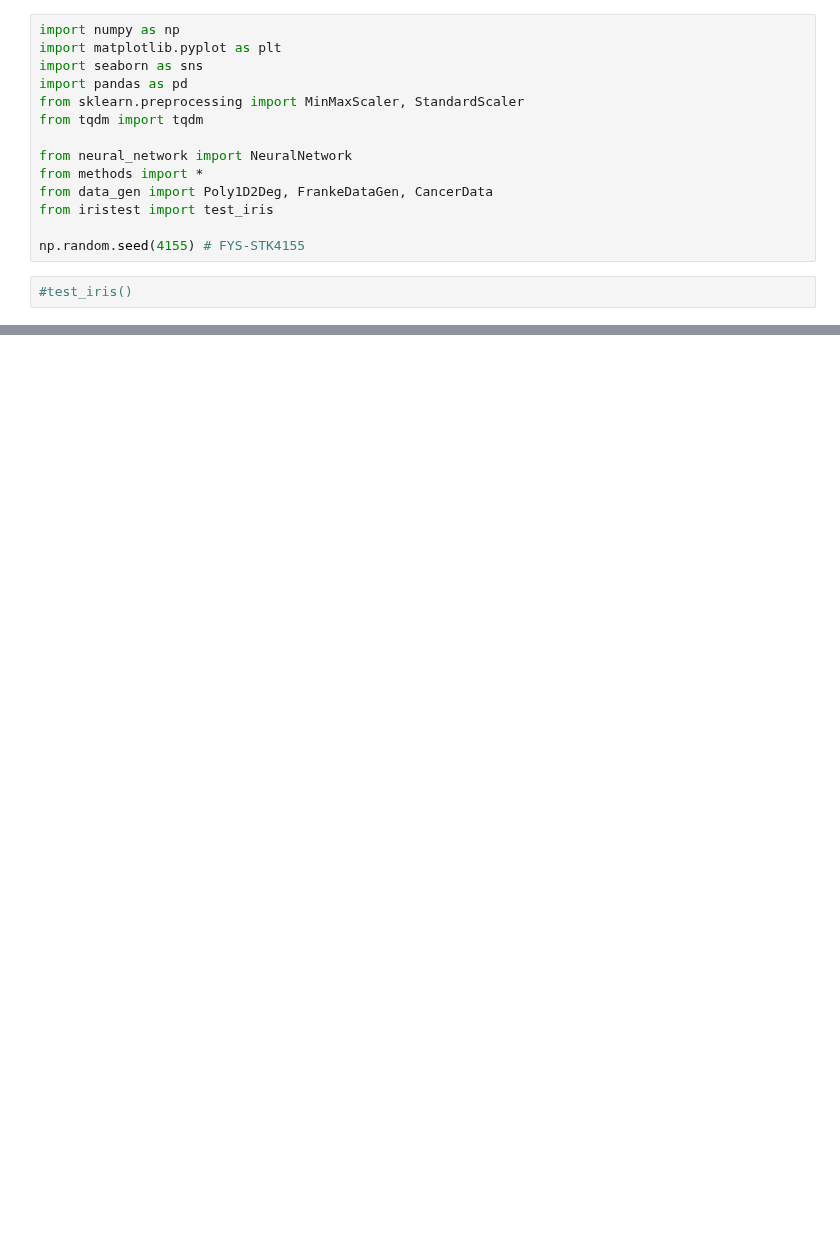
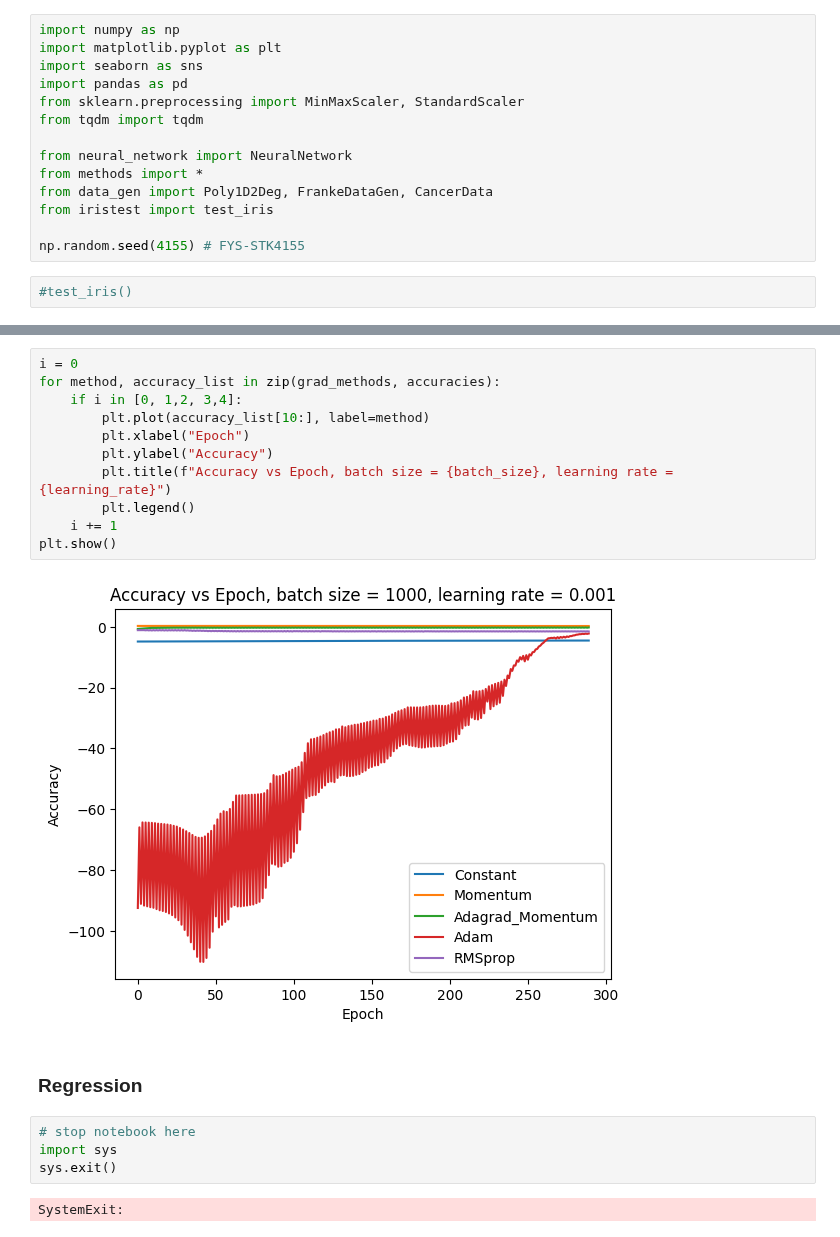
Before and after one commit to GauteJ1/FYS-STK-projects, a Jupyter notebook: project_2/src/NN.ipynb, the cells around one changed output, grey strips where cells are left out. Saved outputs shown, nothing was run; the diff lists cells and outputs as text; blank space fills up the shorter version.

```diff
--- a/project_2/src/NN.ipynb
+++ b/project_2/src/NN.ipynb
@@ -18,0 +72,21 @@ data = FrankeDataGen(noise=False)
+# %%
+i = 0
+for method, accuracy_list in zip(grad_methods, accuracies):
+    if i in [0, 1,2, 3,4]:
+        plt.plot(accuracy_list[10:], label=method)
+        plt.xlabel("Epoch")
+        plt.ylabel("Accuracy")
+        plt.title(f"Accuracy vs Epoch, batch size = {batch_size}, learning rate = {learning_rate}")
+        plt.legend()
+    i += 1
+plt.show()
+# %% [output]
+[figure, added]
+# %% [markdown]
+### Regression
+# %%
+# stop notebook here
+import sys
+sys.exit()
+# %% [output]
+SystemExit:
```
Also changed, not shown: parts of 13 cells of this notebook, 3 other files.
